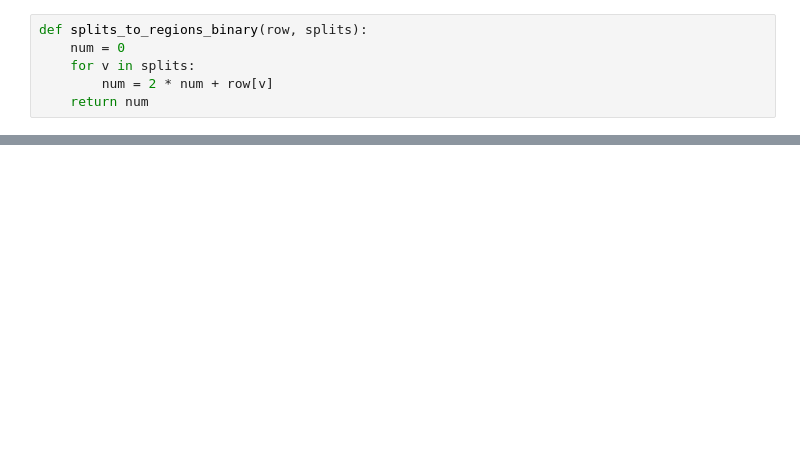
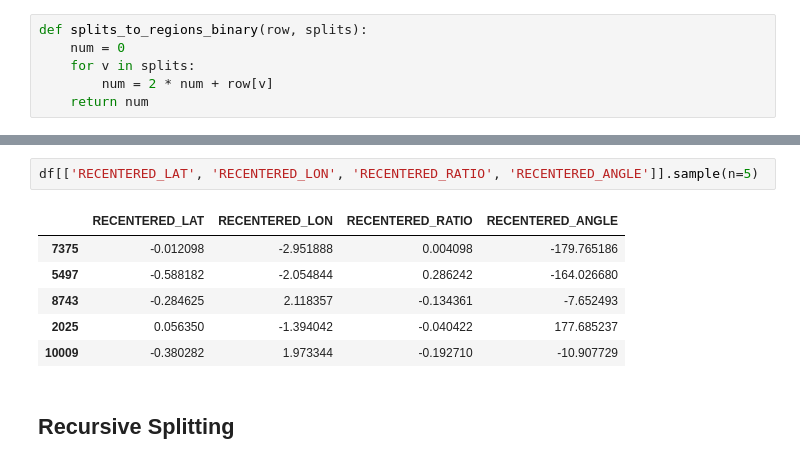
Before and after one commit to yagnesh7/clock-hand-redistricting, a Jupyter notebook: redistricting/population_splits.ipynb, the cells around one changed output, grey strips where cells are left out. Cells and saved outputs as stored; diff of their text form; blank space fills up the shorter version.

```diff
--- a/redistricting/population_splits.ipynb
+++ b/redistricting/population_splits.ipynb
@@ -278,0 +122,11 @@ r_1_pop_center_LAT =  (region_1['RP_LAT'] * region_1['Population']).sum()/region
+# %%
+df[['RECENTERED_LAT', 'RECENTERED_LON', 'RECENTERED_RATIO', 'RECENTERED_ANGLE']].sample(n=5)
+# %% [output]
+|  | RECENTERED_LAT | RECENTERED_LON | RECENTERED_RATIO | RECENTERED_ANGLE |
+| 7375 | -0.012098 | -2.951888 | 0.004098 | -179.765186 |
+| 5497 | -0.588182 | -2.054844 | 0.286242 | -164.026680 |
+| 8743 | -0.284625 | 2.118357 | -0.134361 | -7.652493 |
+| 2025 | 0.056350 | -1.394042 | -0.040422 | 177.685237 |
+| 10009 | -0.380282 | 1.973344 | -0.192710 | -10.907729 |
+# %% [markdown]
+## Recursive Splitting
```
Also changed, not shown: parts of 34 cells of this notebook.
